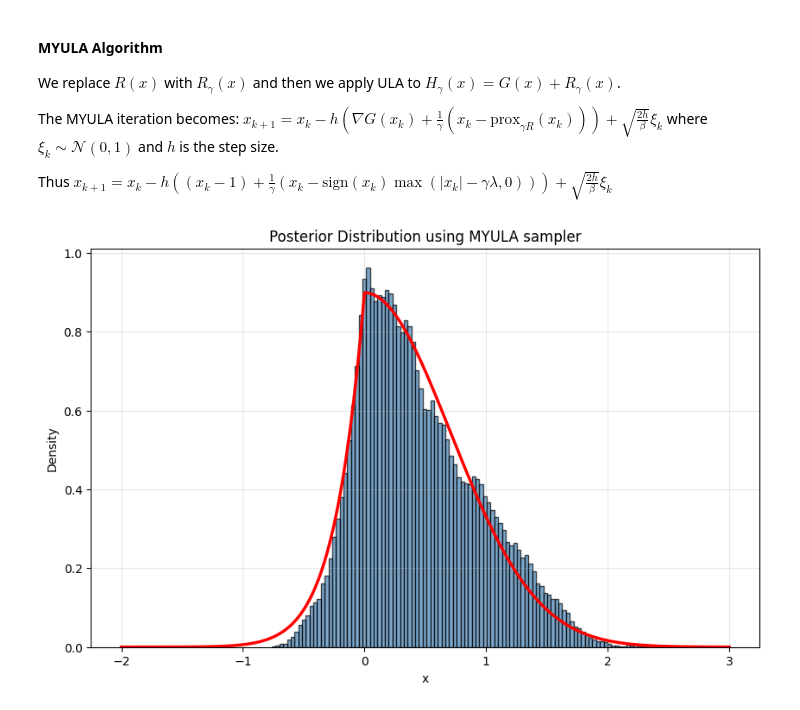
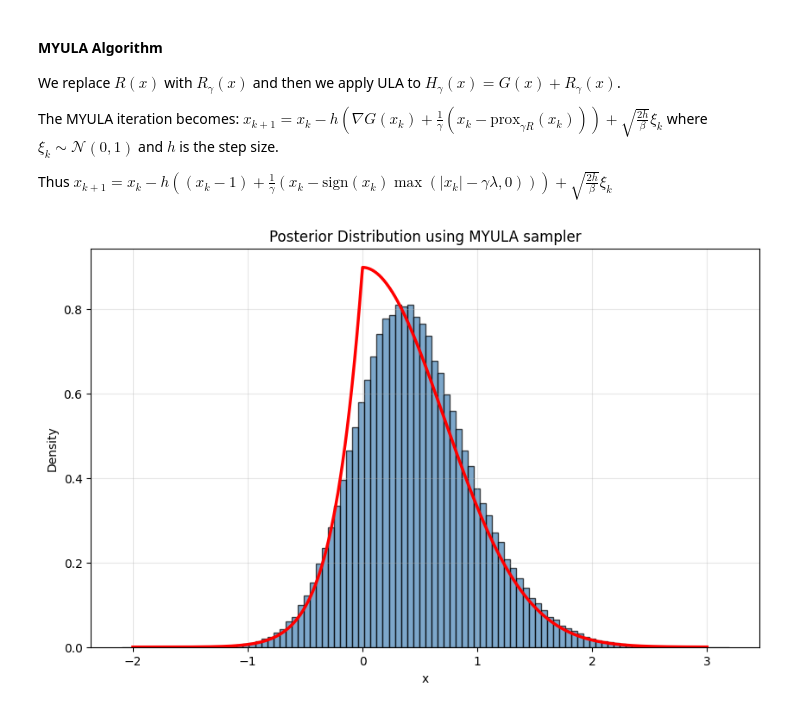
Before and after one commit to triptesh1212/rscam-mcmc-nonsmooth-sampling, a Jupyter notebook: MYULA_Sampler.ipynb, the cells around one changed output. Cells and saved outputs as stored; diff of their text form; code cells hidden in the pictures.

```diff
--- a/MYULA_Sampler.ipynb
+++ b/MYULA_Sampler.ipynb
@@ -72,18 +72,18 @@ def exact_posterior(x):
 
     return pdf / Z
 # %%
-samples_myula = myula_1d(Beta=2.0, Lambda=1.0, Gamma=0.005, step=0.0005, n_samples=300000, burn_in=20000)
+samples_myula = myula_1d(Beta=2.0, Lambda=1.0, Gamma=0.5, step=0.05, n_samples=300000, burn_in=20000)
 
 x_plot = np.linspace(-2, 3, 10000)
 y_exact = exact_posterior(x_plot)
 
 plt.figure(figsize=(10, 6))
 plt.hist(samples_myula.flatten(), bins=100, density=True, alpha=0.7, color='steelblue', edgecolor='black')
 plt.plot(x_plot, y_exact, 'r-', linewidth=2.5, label='Exact Posterior')
 plt.xlabel('x')
 plt.ylabel('Density')
 plt.title('Posterior Distribution using MYULA sampler')
 plt.grid(True, alpha=0.3)
 plt.show()
 # %% [output]
-[figure, old version]
+[figure, new version]
```
Also changed, not shown: 1 other file.
